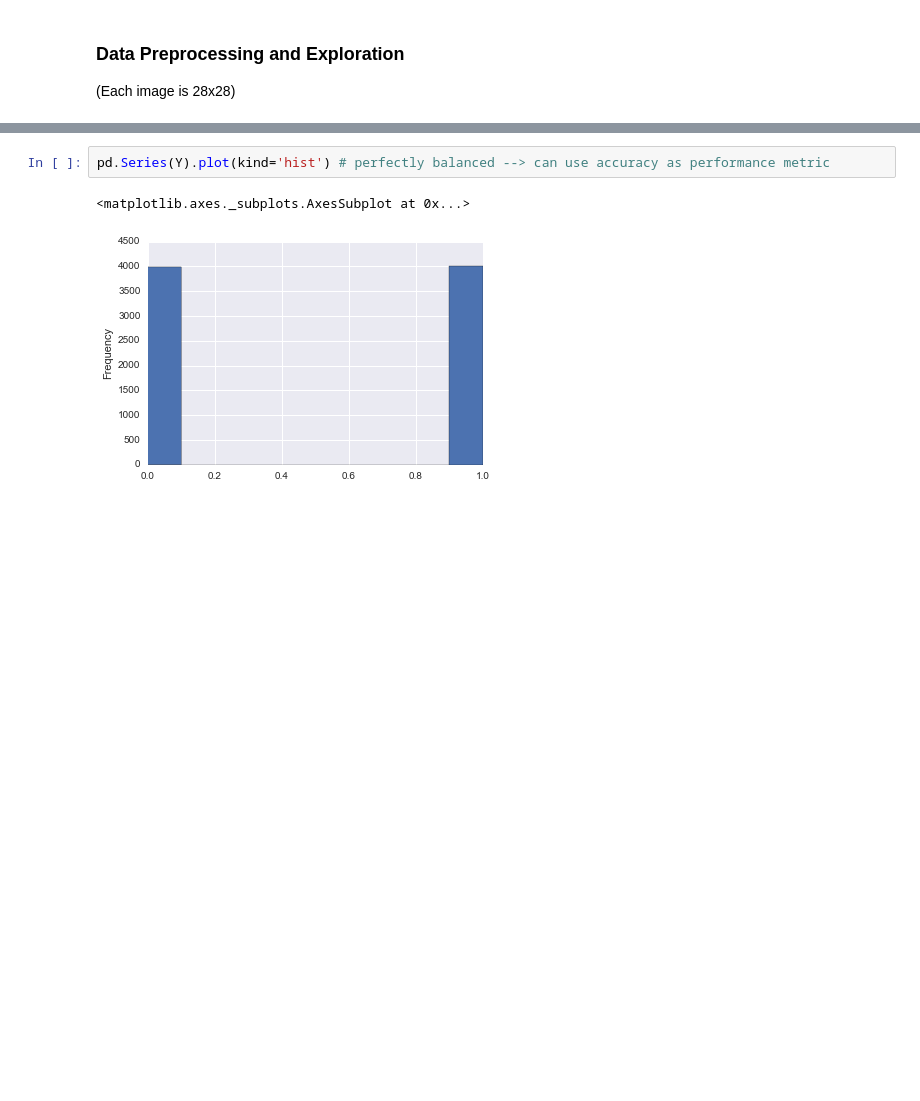
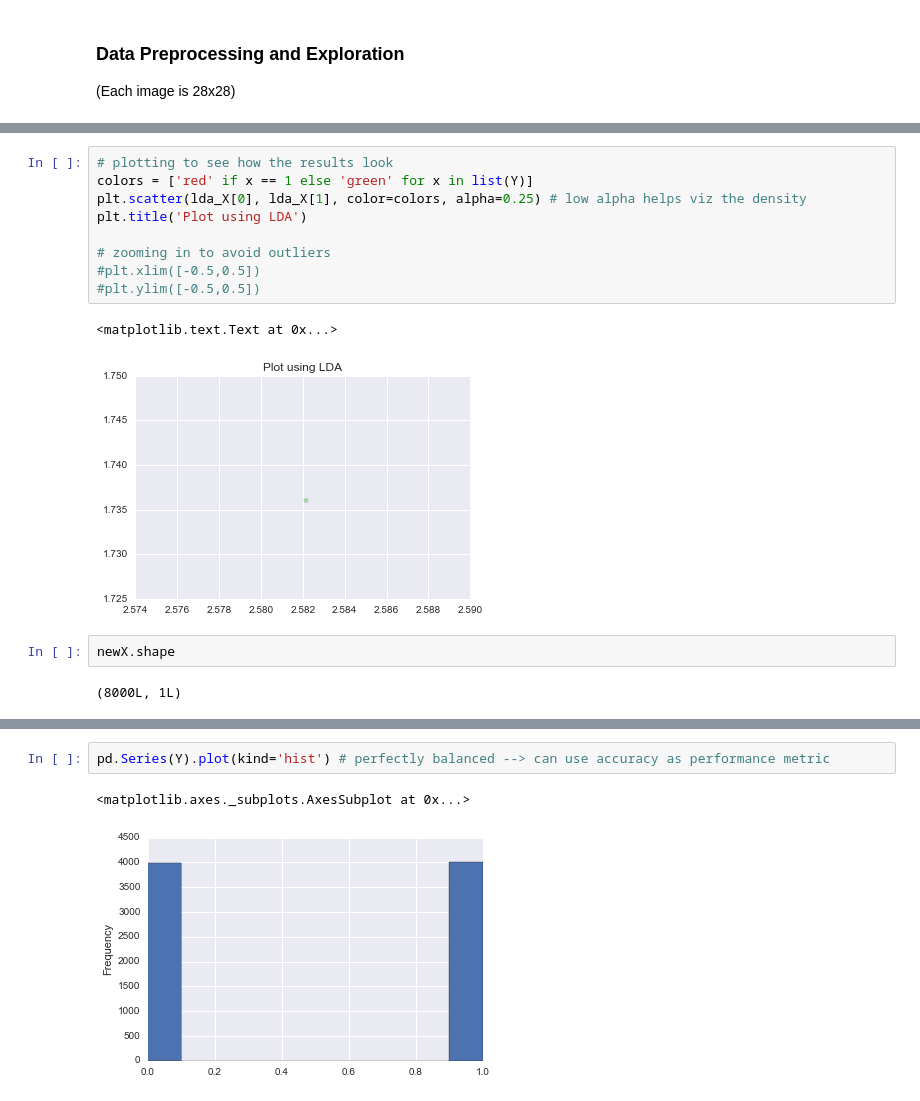
Before and after one commit to ysriram1/SVM-Convex-Images, a Jupyter notebook: script.ipynb, the cells around one changed output, grey strips where cells are left out. Cells and saved outputs as stored; diff of their text form; blank space fills up the shorter version.

```diff
--- a/script.ipynb
+++ b/script.ipynb
@@ -68,0 +111,16 @@ plt.ylim([-1,1])
+# %%
+# plotting to see how the results look
+colors = ['red' if x == 1 else 'green' for x in list(Y)]
+plt.scatter(lda_X[0], lda_X[1], color=colors, alpha=0.25) # low alpha helps viz the density
+plt.title('Plot using LDA')
+
+# zooming in to avoid outliers
+#plt.xlim([-0.5,0.5])
+#plt.ylim([-0.5,0.5])
+# %% [output]
+<matplotlib.text.Text at 0x...>
+[figure, added]
+# %%
+newX.shape
+# %% [output]
+(8000L, 1L)
```
Also changed, not shown: parts of 29 cells of this notebook.
